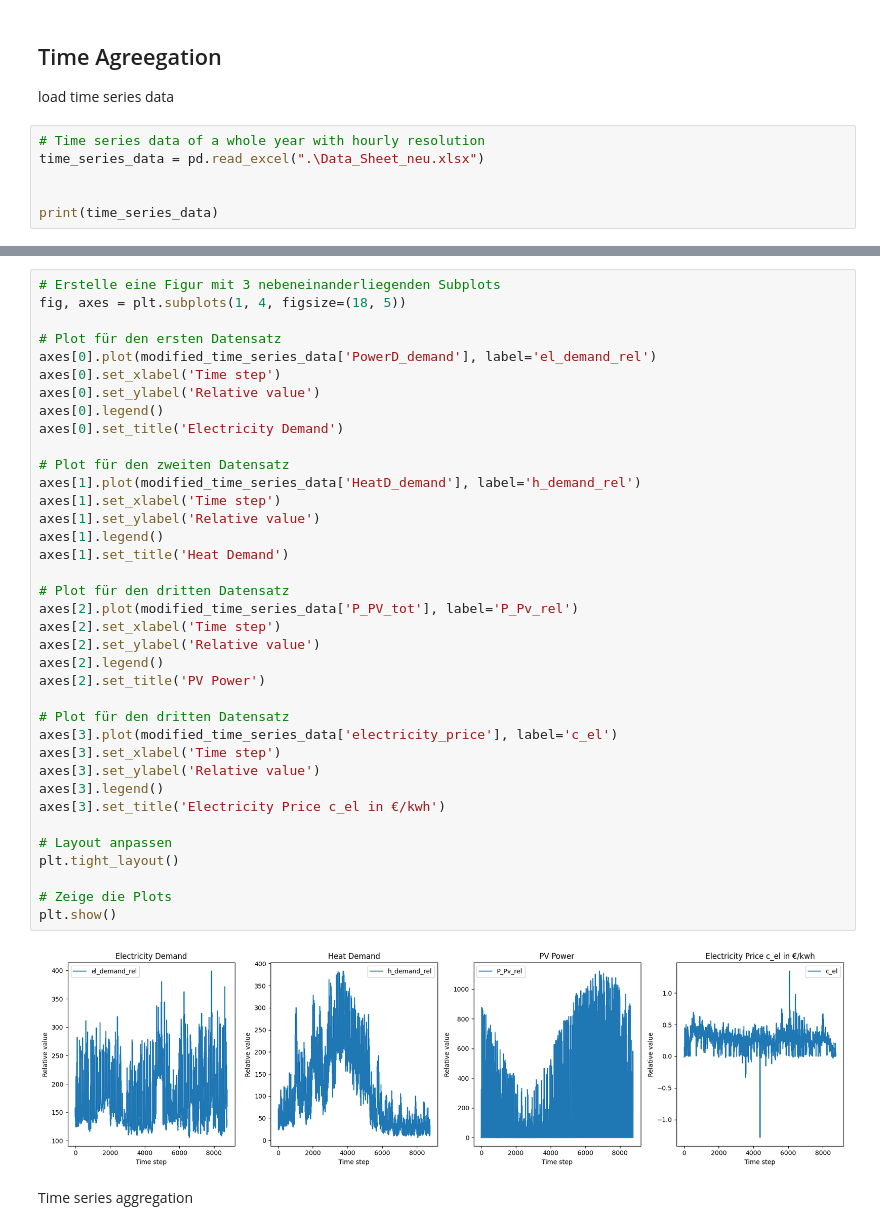
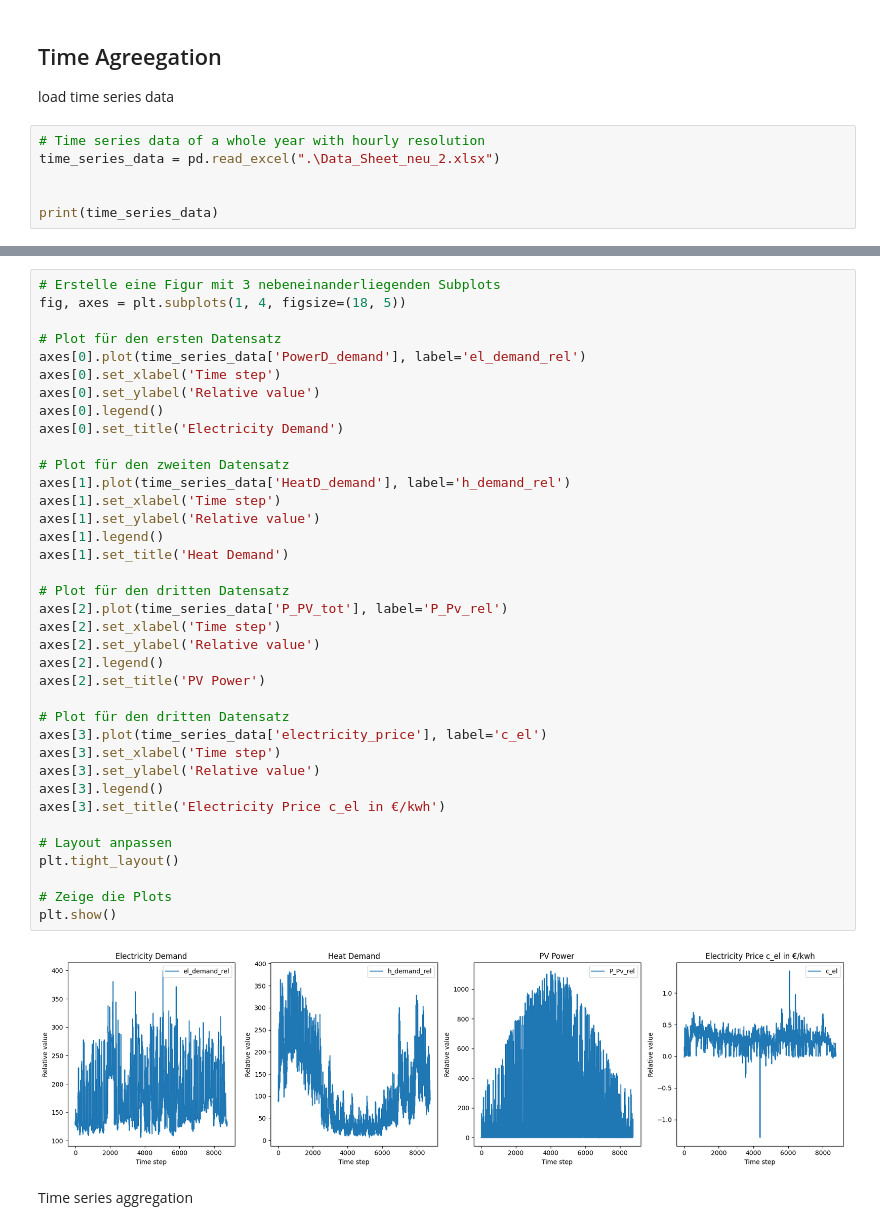
Before and after one commit to raphael-langer/ModE, a Jupyter notebook: PtG_energysystem.8_time_agreggation.ipynb, the cells around one changed output, grey strips where cells are left out. Drawn from its saved outputs; the diff is of its cells as text.

```diff
--- a/PtG_energysystem.8_time_agreggation.ipynb
+++ b/PtG_energysystem.8_time_agreggation.ipynb
@@ -47,7 +26,7 @@ import tsam.timeseriesaggregation as tsam
 load time series data
 # %%
 # Time series data of a whole year with hourly resolution
-time_series_data = pd.read_excel(".\Data_Sheet_neu.xlsx")
+time_series_data = pd.read_excel(".\Data_Sheet_neu_2.xlsx")
 
 
 print(time_series_data)
@@ -97,40 +53,40 @@ print(modified_time_series_data)
 fig, axes = plt.subplots(1, 4, figsize=(18, 5))
 
 # Plot für den ersten Datensatz
-axes[0].plot(modified_time_series_data['PowerD_demand'], label='el_demand_rel')
+axes[0].plot(time_series_data['PowerD_demand'], label='el_demand_rel')
 axes[0].set_xlabel('Time step')
 axes[0].set_ylabel('Relative value')
 axes[0].legend()
 axes[0].set_title('Electricity Demand')
 
 # Plot für den zweiten Datensatz
-axes[1].plot(modified_time_series_data['HeatD_demand'], label='h_demand_rel')
+axes[1].plot(time_series_data['HeatD_demand'], label='h_demand_rel')
 axes[1].set_xlabel('Time step')
 axes[1].set_ylabel('Relative value')
 axes[1].legend()
 axes[1].set_title('Heat Demand')
 
 # Plot für den dritten Datensatz
-axes[2].plot(modified_time_series_data['P_PV_tot'], label='P_Pv_rel')
+axes[2].plot(time_series_data['P_PV_tot'], label='P_Pv_rel')
 axes[2].set_xlabel('Time step')
 axes[2].set_ylabel('Relative value')
 axes[2].legend()
 axes[2].set_title('PV Power')
 
 # Plot für den dritten Datensatz
-axes[3].plot(modified_time_series_data['electricity_price'], label='c_el')
+axes[3].plot(time_series_data['electricity_price'], label='c_el')
 axes[3].set_xlabel('Time step')
 axes[3].set_ylabel('Relative value')
 axes[3].legend()
 axes[3].set_title('Electricity Price c_el in €/kwh')
 
 # Layout anpassen
 plt.tight_layout()
 
 # Zeige die Plots
 plt.show()
 # %% [output]
-[figure, old version]
+[figure, new version]
 # %% [markdown]
 Time series aggregation
 # %%
```
Also changed, not shown: parts of 18 cells of this notebook, 1 other file.
